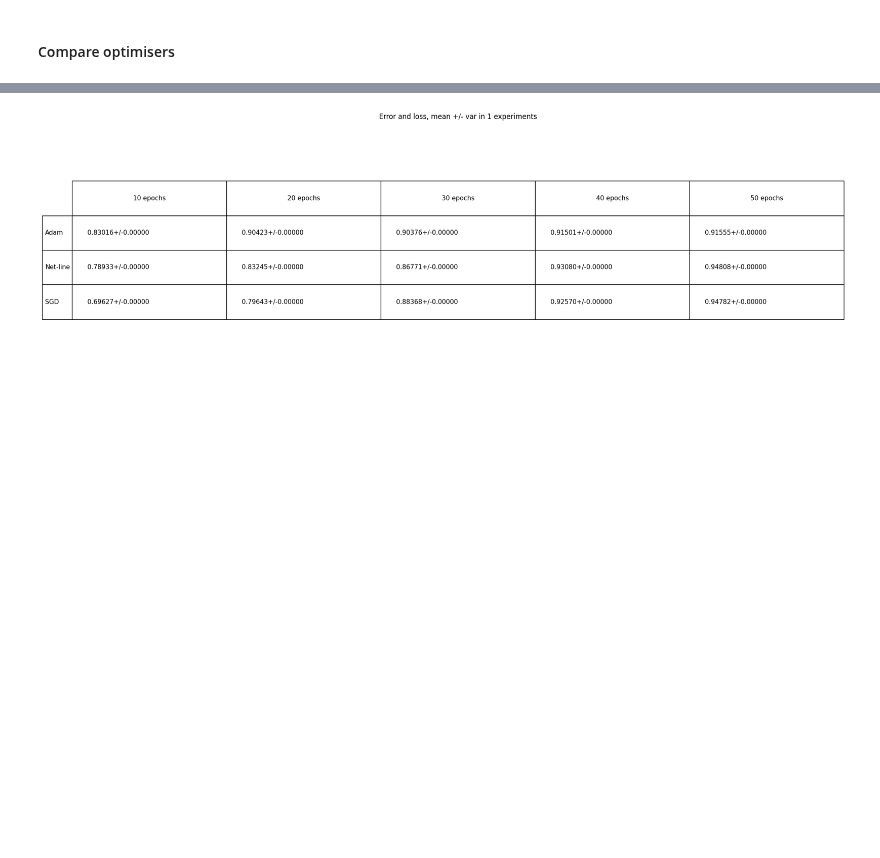
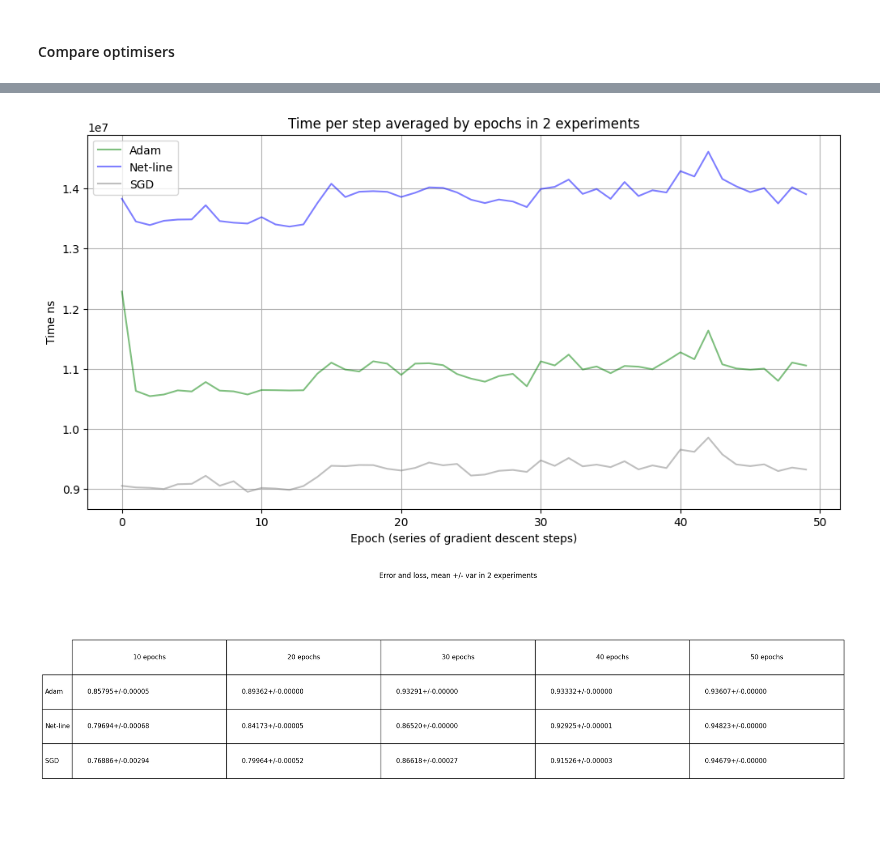
Before and after one commit to vkmbox/adaptive_stepsize, a Jupyter notebook: comparison_cifar10_restnet18.ipynb, the cells around one changed output, grey strips where cells are left out. Cells and saved outputs as stored; diff of their text form; code cells hidden in the pictures; blank space fills up the shorter version.

```diff
--- a/comparison_cifar10_restnet18.ipynb
+++ b/comparison_cifar10_restnet18.ipynb
@@ -34,9 +36,8 @@ SAMPLE_SIZE = 1024
 OUTPUT_DIM = 10
 DEVICE = torch.device('cuda:0' if torch.cuda.is_available() else 'cpu')
 
-EXPERIMENTS = 1 #3 #10
+EXPERIMENTS = 2 #3
 EPOCHS_PER_EXPERIMENT = 50
 DATASET_PATH = "./datasets"
 
-torch.manual_seed(0)
-random.seed(0)
+CALC_GRAD_NORM = False
@@ -435,3 +503,8 @@ experiments_comparison(experimental_mean[0:epoch+1], experimental_var[0:epoch+1]
+# %%
+title2="Time per step averaged by epochs in {} experiments".format(EXPERIMENTS)
+timing_comparison(experimental_mean[0:epoch+1], 0, 100, title=title2)
+# %% [output]
+[figure, added]
 # %%
 #experimental_results[2, 0:100, 1, 0]
 title3 = "Error and loss, mean +/- var in {} experiments".format(EXPERIMENTS)
```
Also changed, not shown: parts of 9 cells of this notebook, 12 other files.
